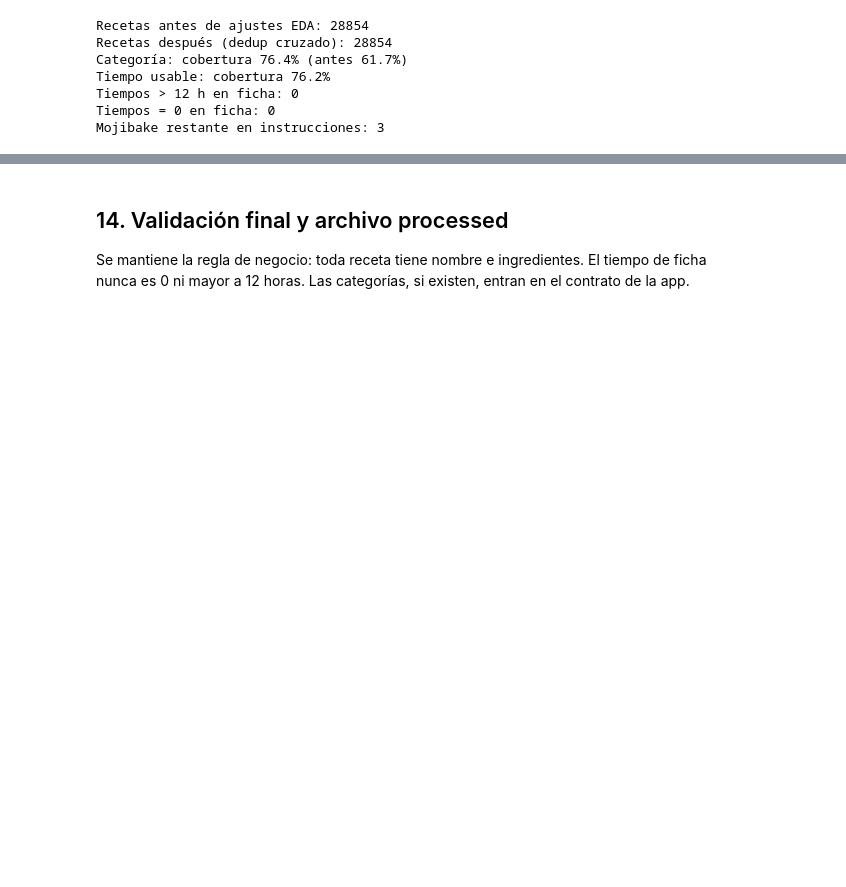
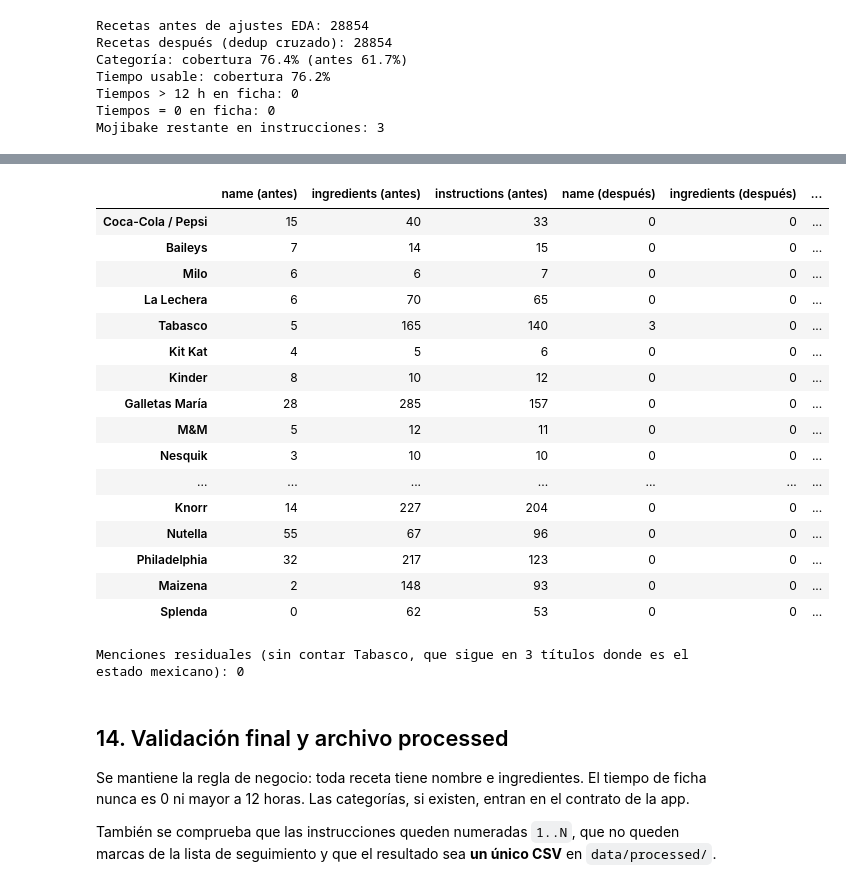
Before and after one commit to lezti02/chefWise, a Jupyter notebook: notebooks/01_limpieza_y_unificacion_recetas.ipynb, the cells around one changed output, grey strips where cells are left out. Drawn from its saved outputs; the diff is of its cells as text; code cells hidden in the pictures; blank space fills up the shorter version.

```diff
--- a/notebooks/01_limpieza_y_unificacion_recetas.ipynb
+++ b/notebooks/01_limpieza_y_unificacion_recetas.ipynb
@@ -1584,9 +2267,82 @@ Figura: 09_tiempo_usable.png
+# %%
+BRAND_CHECK = {
+    "Coca-Cola / Pepsi": r"coca[\s-]?cola|pepsi",
+    "Baileys": r"bailey['’´`]?s",
+    "Milo": r"(?-i:\bMilo\b)",
+    "La Lechera": r"\bla\s+lechera\b|\b(?:de|con|y|o)\s+lechera\b",
+    "Tabasco": r"\btabasco\b",
+    "Kit Kat": r"kit[\s-]?kat",
+    "Kinder": r"\bkinder\b",
+    "Galletas María": r"galletas?\s+(?:tipo\s+|de\s+)?mar[ií]as?\b|(?<!tres )\bmar[ií]as\b",
+    "M&M": r"\bm\s?&\s?m\b",
+    "Nesquik": r"nesqu[ií]c?k",
+    "Maggi": r"\bmaggi\b|\bmaggui\b|\bmaggie\b(?!\s+wakeham)",
+    "Royal (polvo para hornear)": r"(?<!kir )\broyal\b(?!\s+(?:icing|jelly|gala|canin|oak|prestige))",
+    "Pepsi": r"pepsi",
+    "Cheerios": r"cheerios",
+    "Cointreau": r"cointreau",
+    "Sriracha": r"sriracha",
+    "Avecrem": r"avecrem",
+    "Grand Marnier": r"grand\s+marnier",
+    "Nescafé": r"nescaf[eé]",
+    "Galletas Ritz": r"\britz\b",
+    "Leche Alpura": r"alpura",
+    "Corn Flakes": r"corn[\s-]?flakes",
+    "Salsa Orlando": r"tomate\s+(?:frito\s+)?orlando|salsa\s+orlando",
+    "Oreo": r"\boreo",
+    "Knorr": r"knorr",
+    "Nutella": r"nutella",
+    "Philadelphia": r"philadelphia",
+    "Maizena": r"maiz?e?na\b",
+    "Splenda": r"splenda",
+}
+BRAND_RX = {b: re.compile(p, re.I) for b, p in BRAND_CHECK.items()}
+
+
+def brand_report(frame):
+    out = {}
+    for b, rx in BRAND_RX.items():
+        row = {}
+        for col in ["name", "ingredients", "instructions"]:
+            s = frame[col].fillna("")
+            row[col] = int(s.str.contains(rx).sum())
+        out[b] = row
+    return pd.DataFrame(out).T
+
+
+before = brand_report(orig)
+after = brand_report(recipes)
+brand_summary = before.join(after, lsuffix=" (antes)", rsuffix=" (después)")
+display(brand_summary)
+print("Menciones residuales (sin contar Tabasco, que sigue en 3 títulos donde es el estado mexicano):",
+      int(after.drop(index="Tabasco").to_numpy().sum()))
+# %% [output]
+|  | name (antes) | ingredients (antes) | instructions (antes) | name (después) | ingredients (después) | ... |
+| Coca-Cola / Pepsi | 15 | 40 | 33 | 0 | 0 | ... |
+| Baileys | 7 | 14 | 15 | 0 | 0 | ... |
+| Milo | 6 | 6 | 7 | 0 | 0 | ... |
+| La Lechera | 6 | 70 | 65 | 0 | 0 | ... |
+| Tabasco | 5 | 165 | 140 | 3 | 0 | ... |
+| Kit Kat | 4 | 5 | 6 | 0 | 0 | ... |
+| Kinder | 8 | 10 | 12 | 0 | 0 | ... |
+| Galletas María | 28 | 285 | 157 | 0 | 0 | ... |
+| M&M | 5 | 12 | 11 | 0 | 0 | ... |
+| Nesquik | 3 | 10 | 10 | 0 | 0 | ... |
+| ... | ... | ... | ... | ... | ... | ... |
+| Knorr | 14 | 227 | 204 | 0 | 0 | ... |
+| Nutella | 55 | 67 | 96 | 0 | 0 | ... |
+| Philadelphia | 32 | 217 | 123 | 0 | 0 | ... |
+| Maizena | 2 | 148 | 93 | 0 | 0 | ... |
+| Splenda | 0 | 62 | 53 | 0 | 0 | ... |
+Menciones residuales (sin contar Tabasco, que sigue en 3 títulos donde es el estado mexicano): 0
 # %% [markdown]
 ## 14. Validación final y archivo processed
 
 Se mantiene la regla de negocio: toda receta tiene nombre e ingredientes. El tiempo de
 ficha nunca es 0 ni mayor a 12 horas. Las categorías, si existen, entran en el contrato
 de la app.
+
+También se comprueba que las instrucciones queden numeradas `1..N`, que no queden marcas de la lista de seguimiento y que el resultado sea **un único CSV** en `data/processed/`.
 # %%
 assert recipes["recipe_id"].is_unique
 assert recipes["name"].ne("").all()
```
Also changed, not shown: parts of 40 cells of this notebook, 1 other file.
